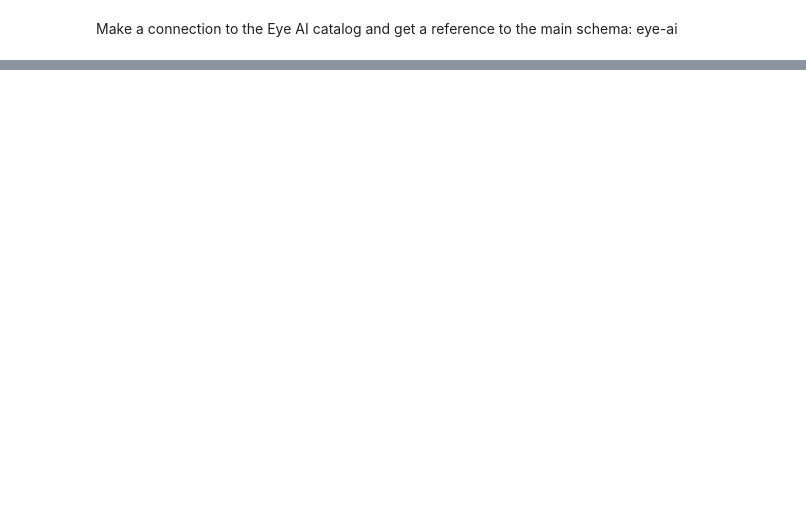
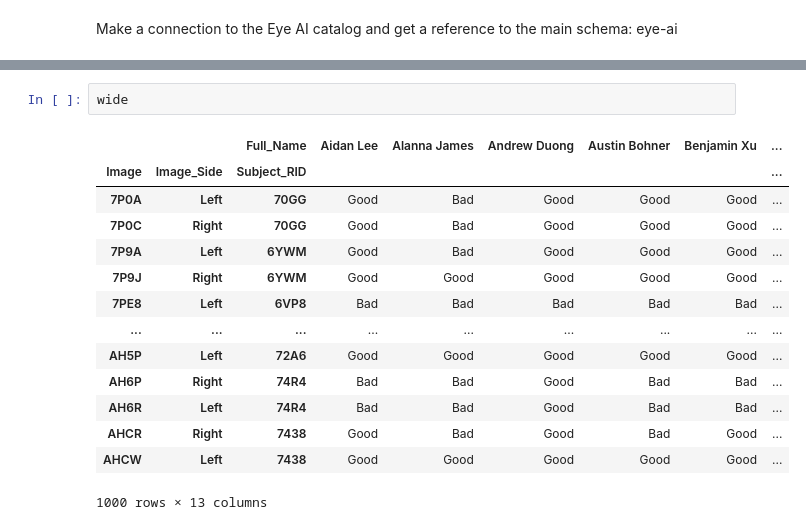
Before and after one commit to informatics-isi-edu/eye-ai-tools, a Jupyter notebook: notebooks/AccessDiagnosis.ipynb, the cells around one changed output, grey strips where cells are left out. Cells and saved outputs as stored; diff of their text form; blank space fills up the shorter version.

```diff
--- a/notebooks/AccessDiagnosis.ipynb
+++ b/notebooks/AccessDiagnosis.ipynb
@@ -170,0 +147,17 @@ Graded_test_subject_image_quality.to_csv("GradedTest_sub_image_quality.csv")
+# %%
+wide
+# %% [output]
+|  |  | Full_Name | Aidan Lee | Alanna James | Andrew Duong | Austin Bohner | Benjamin Xu | ... |
+| Image | Image_Side | Subject_RID |  |  |  |  |  | ... |
+| 7P0A | Left | 70GG | Good | Bad | Good | Good | Good | ... |
+| 7P0C | Right | 70GG | Good | Bad | Good | Good | Good | ... |
+| 7P9A | Left | 6YWM | Good | Bad | Good | Good | Good | ... |
+| 7P9J | Right | 6YWM | Good | Good | Good | Good | Good | ... |
+| 7PE8 | Left | 6VP8 | Bad | Bad | Bad | Bad | Bad | ... |
+| ... | ... | ... | ... | ... | ... | ... | ... | ... |
+| AH5P | Left | 72A6 | Good | Good | Good | Good | Good | ... |
+| AH6P | Right | 74R4 | Bad | Bad | Good | Bad | Bad | ... |
+| AH6R | Left | 74R4 | Bad | Bad | Good | Bad | Bad | ... |
+| AHCR | Right | 7438 | Good | Bad | Good | Bad | Good | ... |
+| AHCW | Left | 7438 | Good | Good | Good | Good | Good | ... |
+1000 rows × 13 columns
```
Also changed, not shown: parts of 10 cells of this notebook.
